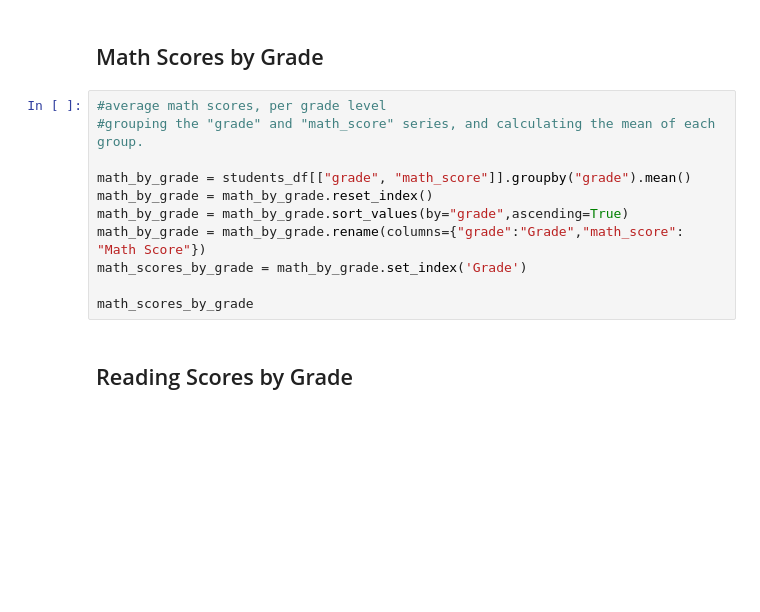
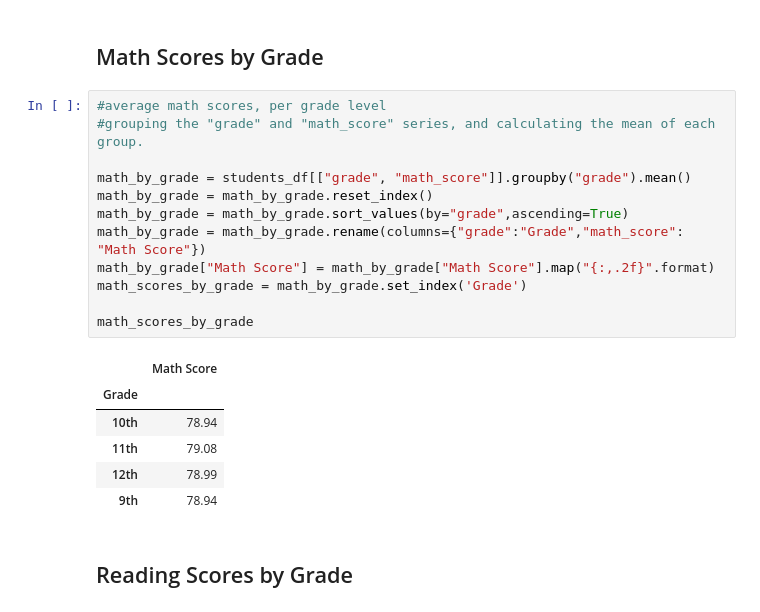
Before and after one commit to linderkm/pandas-challenge, a Jupyter notebook: PyCitySchools/analysis.ipynb, the cells around one changed output. Drawn from its saved outputs; the diff is of its cells as text; blank space fills up the shorter version.

```diff
--- a/PyCitySchools/analysis.ipynb
+++ b/PyCitySchools/analysis.ipynb
@@ -207,14 +240,22 @@ bottom_schools.head(5)
 # %%
 #average math scores, per grade level
 #grouping the "grade" and "math_score" series, and calculating the mean of each group.
 
 math_by_grade = students_df[["grade", "math_score"]].groupby("grade").mean()
 math_by_grade = math_by_grade.reset_index()
 math_by_grade = math_by_grade.sort_values(by="grade",ascending=True)
 math_by_grade = math_by_grade.rename(columns={"grade":"Grade","math_score": "Math Score"})
+math_by_grade["Math Score"] = math_by_grade["Math Score"].map("{:,.2f}".format)
 math_scores_by_grade = math_by_grade.set_index('Grade')
 
 math_scores_by_grade
+# %% [output]
+|  | Math Score |
+| Grade |  |
+| 10th | 78.94 |
+| 11th | 79.08 |
+| 12th | 78.99 |
+| 9th | 78.94 |
 # %% [markdown]
 ## Reading Scores by Grade
 # %%
```
Also changed, not shown: parts of 10 cells of this notebook, 1 other file.
